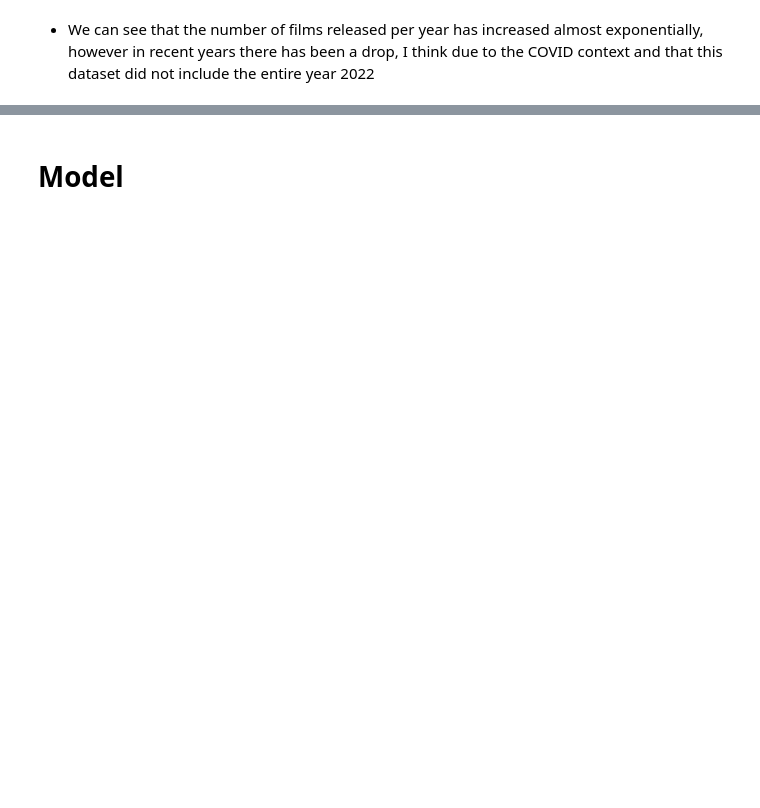
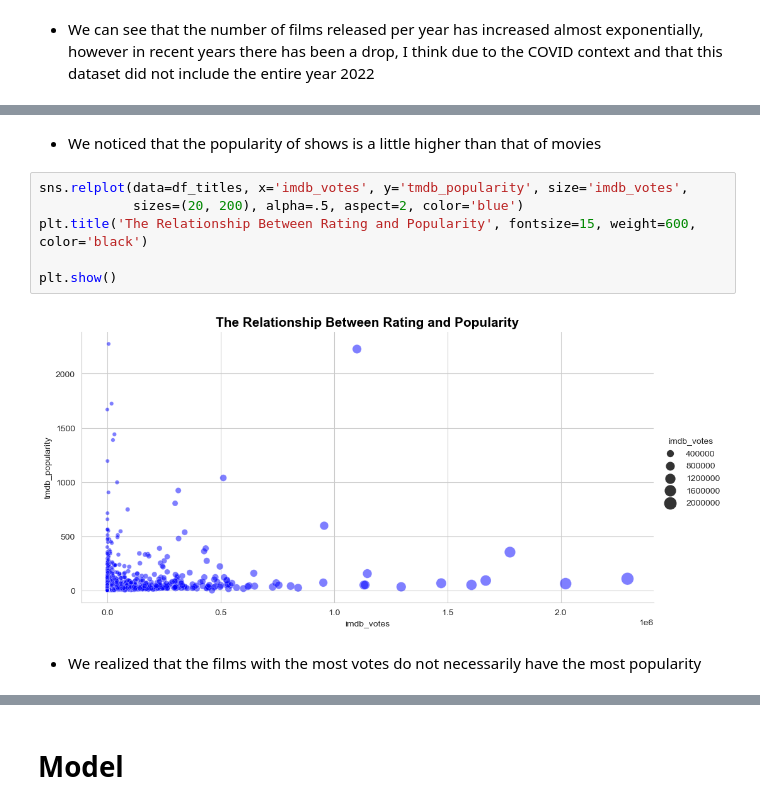
Before and after one commit to leonardoccarv/NetflixClustering, a Jupyter notebook: NetflixRecommendation.ipynb, the cells around one changed output, grey strips where cells are left out. Drawn from its saved outputs; the diff is of its cells as text; blank space fills up the shorter version.

```diff
--- a/NetflixRecommendation.ipynb
+++ b/NetflixRecommendation.ipynb
@@ -284,0 +315,12 @@ plt.show()
+# %% [markdown]
+- We noticed that the popularity of shows is a little higher than that of movies
+# %%
+sns.relplot(data=df_titles, x='imdb_votes', y='tmdb_popularity', size='imdb_votes',
+            sizes=(20, 200), alpha=.5, aspect=2, color='blue')
+plt.title('The Relationship Between Rating and Popularity', fontsize=15, weight=600, color='black')
+
+plt.show()
+# %% [output]
+[figure, added]
+# %% [markdown]
+- We realized that the films with the most votes do not necessarily have the most popularity
```
Also changed, not shown: parts of 16 cells of this notebook.
